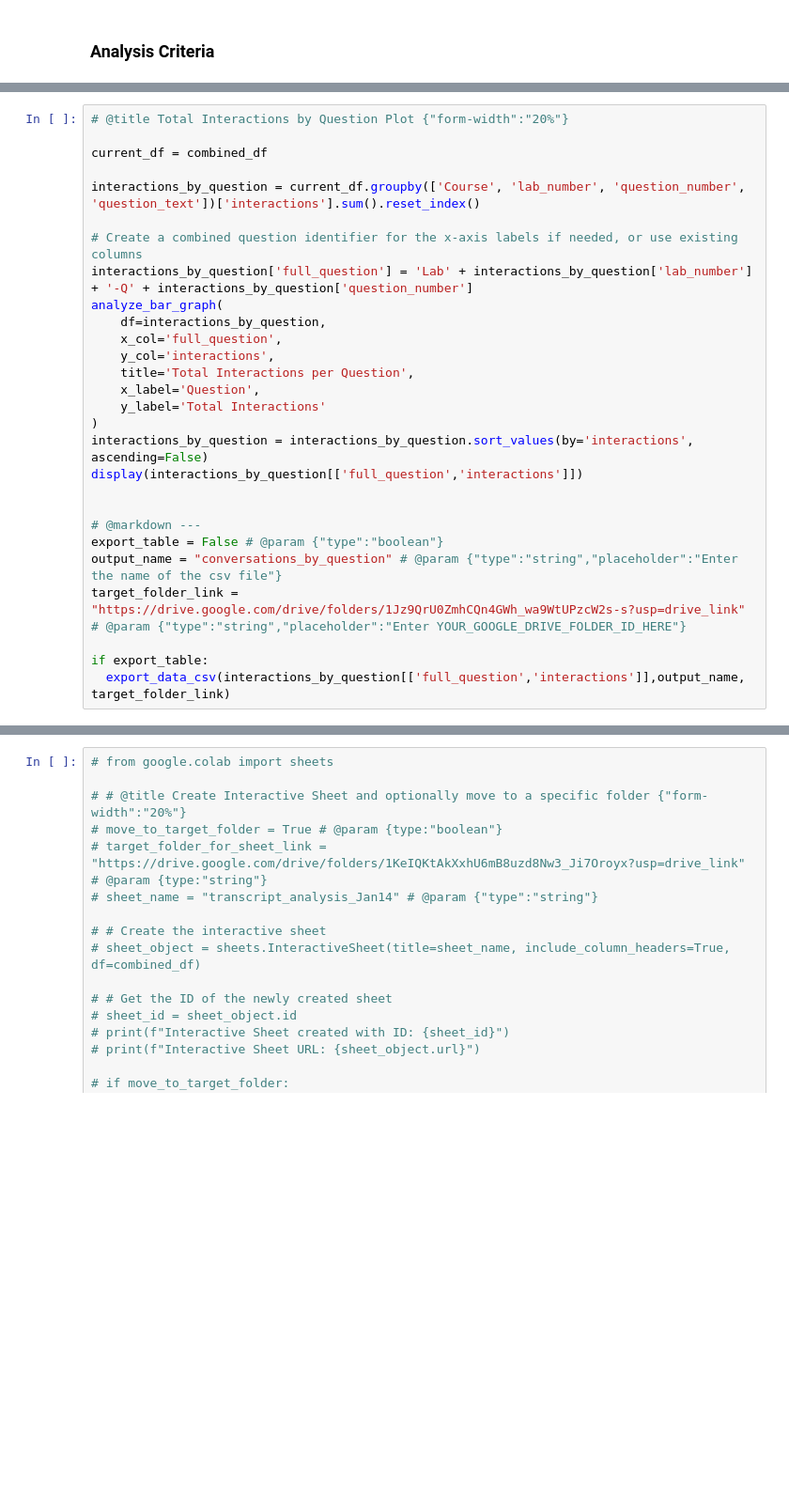
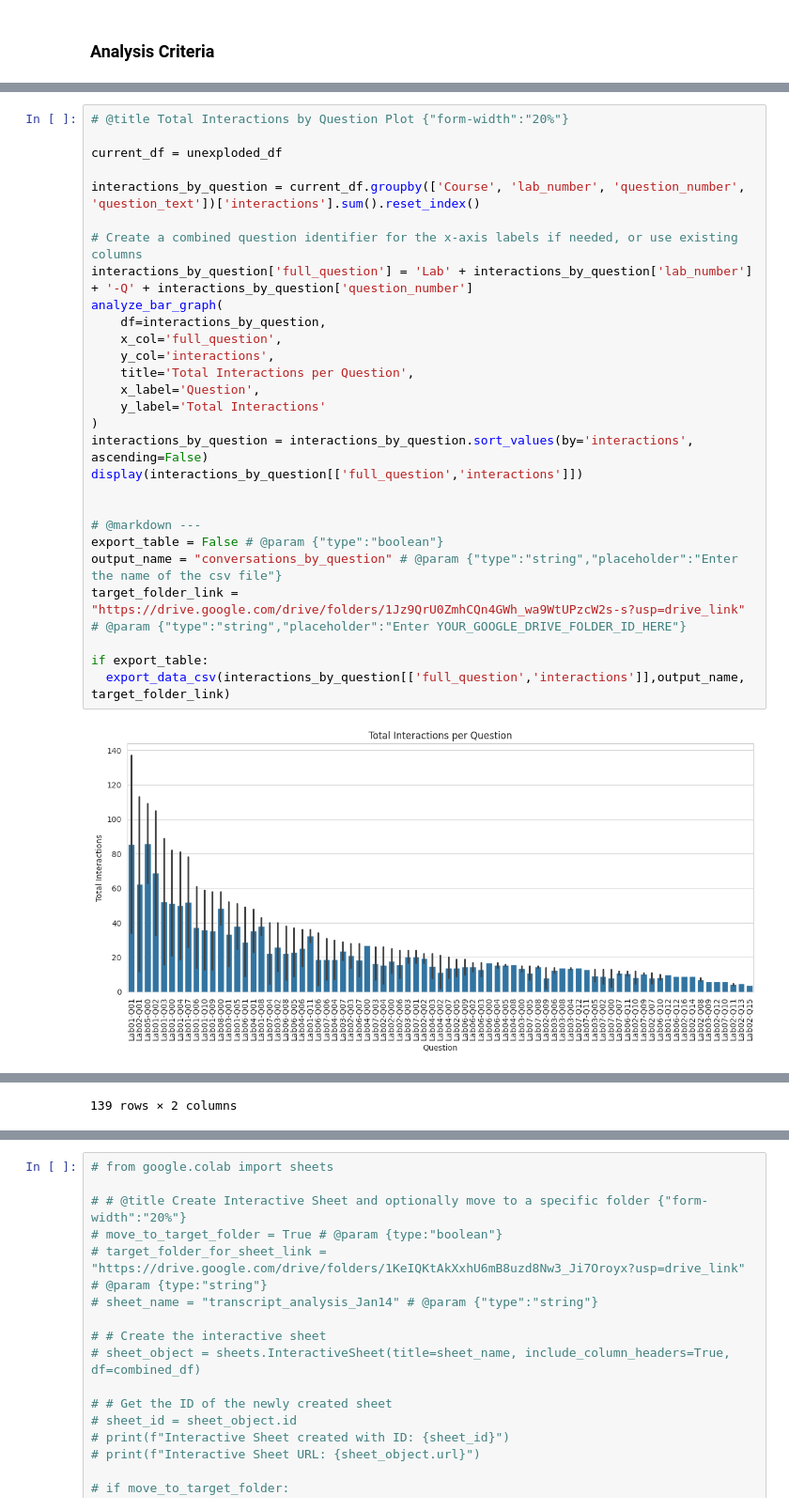
Before and after one commit to PeaceAndLongLife/Analysis-Colab, a Jupyter notebook: notebooks/Data_transcript_statistics.ipynb, the cells around one changed output, grey strips where cells are left out. Shown at 94% size. Saved outputs shown, nothing was run; the diff lists cells and outputs as text; blank space fills up the shorter version.

```diff
--- a/notebooks/Data_transcript_statistics.ipynb
+++ b/notebooks/Data_transcript_statistics.ipynb
@@ -500,28 +833,30 @@ display(group1)
 # %%
 # @title Total Interactions by Question Plot {"form-width":"20%"}
 
-current_df = combined_df
+current_df = unexploded_df
 
 interactions_by_question = current_df.groupby(['Course', 'lab_number', 'question_number', 'question_text'])['interactions'].sum().reset_index()
 
 # Create a combined question identifier for the x-axis labels if needed, or use existing columns
 interactions_by_question['full_question'] = 'Lab' + interactions_by_question['lab_number'] + '-Q' + interactions_by_question['question_number']
 analyze_bar_graph(
     df=interactions_by_question,
     x_col='full_question',
     y_col='interactions',
     title='Total Interactions per Question',
     x_label='Question',
     y_label='Total Interactions'
 )
 interactions_by_question = interactions_by_question.sort_values(by='interactions', ascending=False)
 display(interactions_by_question[['full_question','interactions']])
 
 
 # @markdown ---
 export_table = False # @param {"type":"boolean"}
 output_name = "conversations_by_question" # @param {"type":"string","placeholder":"Enter the name of the csv file"}
 target_folder_link = "https://drive.google.com/drive/folders/1Jz9QrU0ZmhCQn4GWh_wa9WtUPzcW2s-s?usp=drive_link" # @param {"type":"string","placeholder":"Enter YOUR_GOOGLE_DRIVE_FOLDER_ID_HERE"}
 
 if export_table:
   export_data_csv(interactions_by_question[['full_question','interactions']],output_name, target_folder_link)
+# %% [output]
+[figure, added]
@@ -527,0 +875 @@ if export_table:
+139 rows × 2 columns
```
Also changed, not shown: parts of 24 cells of this notebook.
